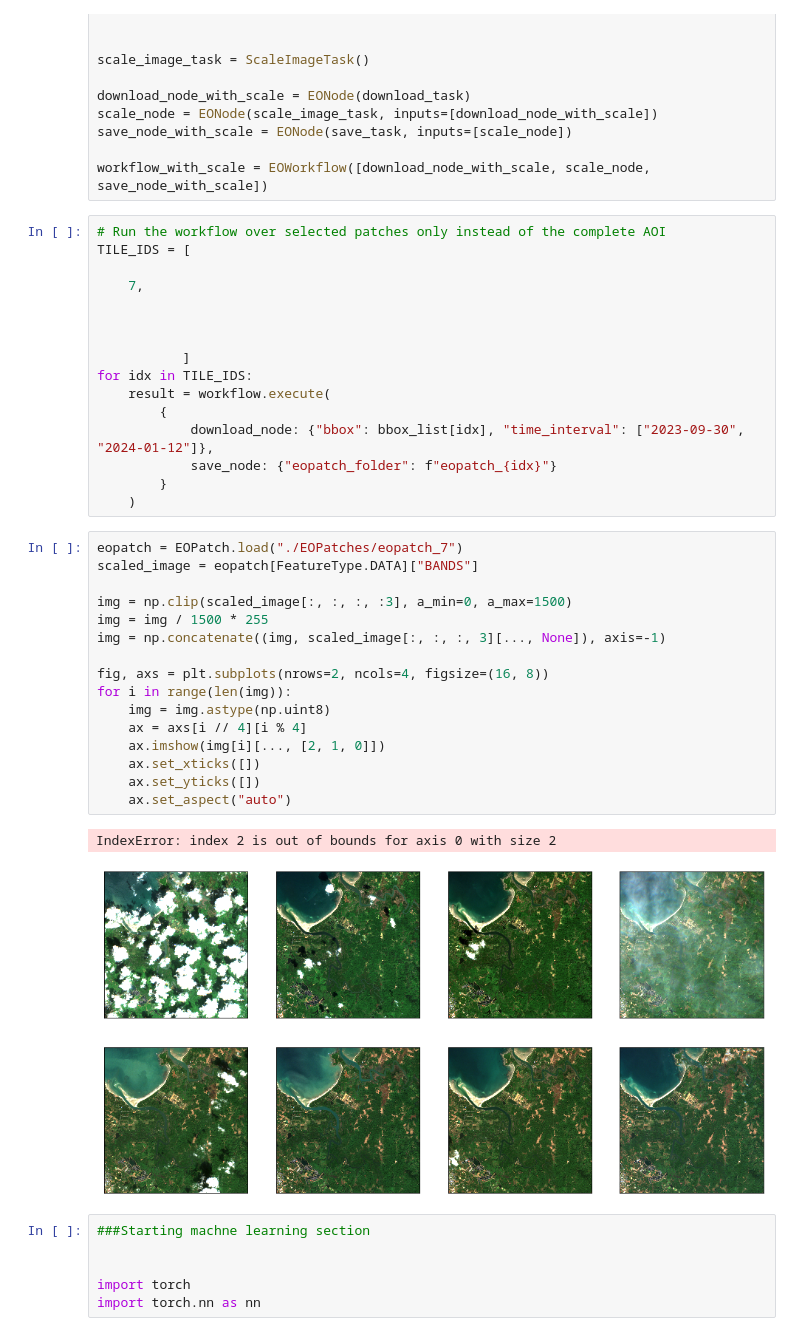
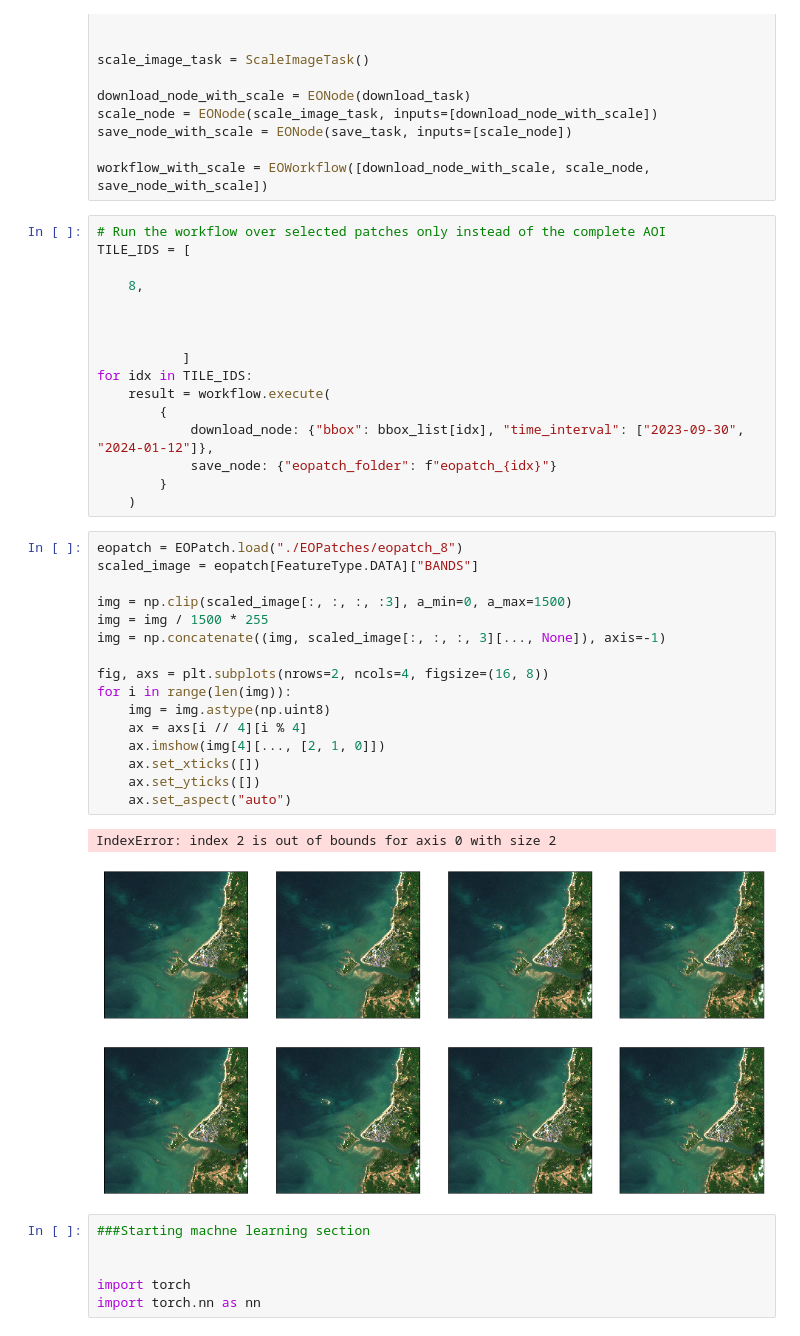
Before and after one commit to FaithHardie/eo-learn-examples, a Jupyter notebook: forest-map/Myanmar.ipynb, the cells around one changed output. Drawn from its saved outputs; the diff is of its cells as text.

```diff
--- a/forest-map/Myanmar.ipynb
+++ b/forest-map/Myanmar.ipynb
@@ -139,7 +140,7 @@ workflow_with_scale = EOWorkflow([download_node_with_scale, scale_node, save_nod
 # Run the workflow over selected patches only instead of the complete AOI
 TILE_IDS = [
 
-    7,
+    8,
 
 
 
@@ -152,24 +153,24 @@ for idx in TILE_IDS:
         }
     )
 # %%
-eopatch = EOPatch.load("./EOPatches/eopatch_7")
+eopatch = EOPatch.load("./EOPatches/eopatch_8")
 scaled_image = eopatch[FeatureType.DATA]["BANDS"]
 
 img = np.clip(scaled_image[:, :, :, :3], a_min=0, a_max=1500)
 img = img / 1500 * 255
 img = np.concatenate((img, scaled_image[:, :, :, 3][..., None]), axis=-1)
 
 fig, axs = plt.subplots(nrows=2, ncols=4, figsize=(16, 8))
 for i in range(len(img)):
     img = img.astype(np.uint8)
     ax = axs[i // 4][i % 4]
-    ax.imshow(img[i][..., [2, 1, 0]])
+    ax.imshow(img[4][..., [2, 1, 0]])
     ax.set_xticks([])
     ax.set_yticks([])
     ax.set_aspect("auto")
 # %% [output]
 IndexError: index 2 is out of bounds for axis 0 with size 2
-[figure, old version]
+[figure, new version]
 # %%
 ###Starting machne learning section
 
```
Also changed, not shown: parts of 6 cells of this notebook, 1 other file.
